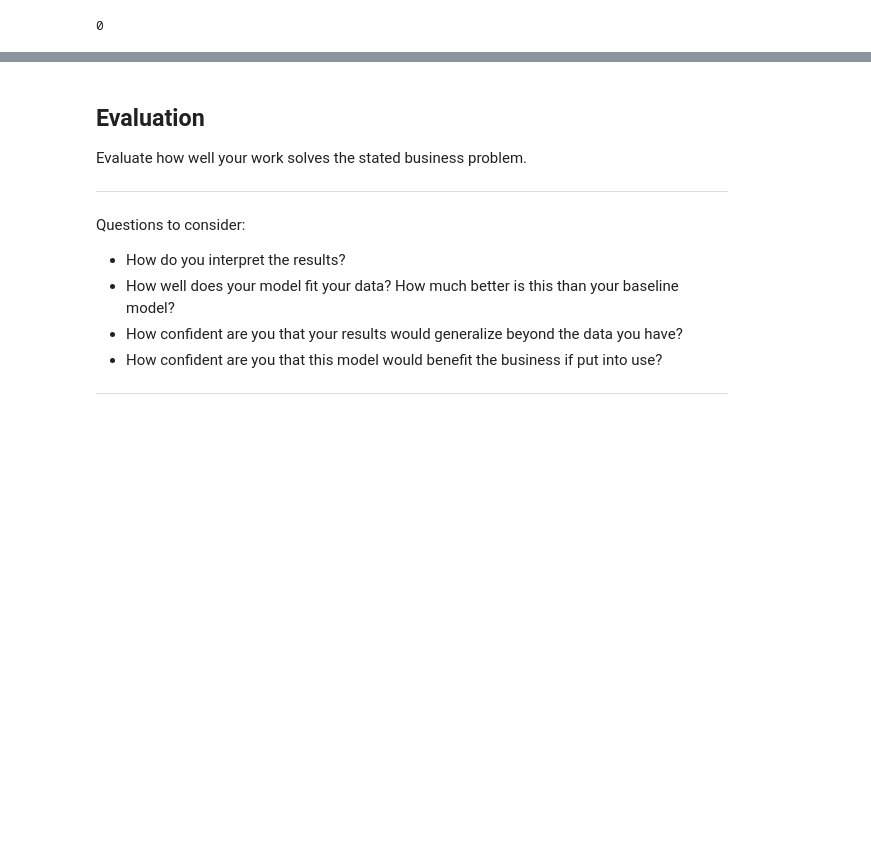
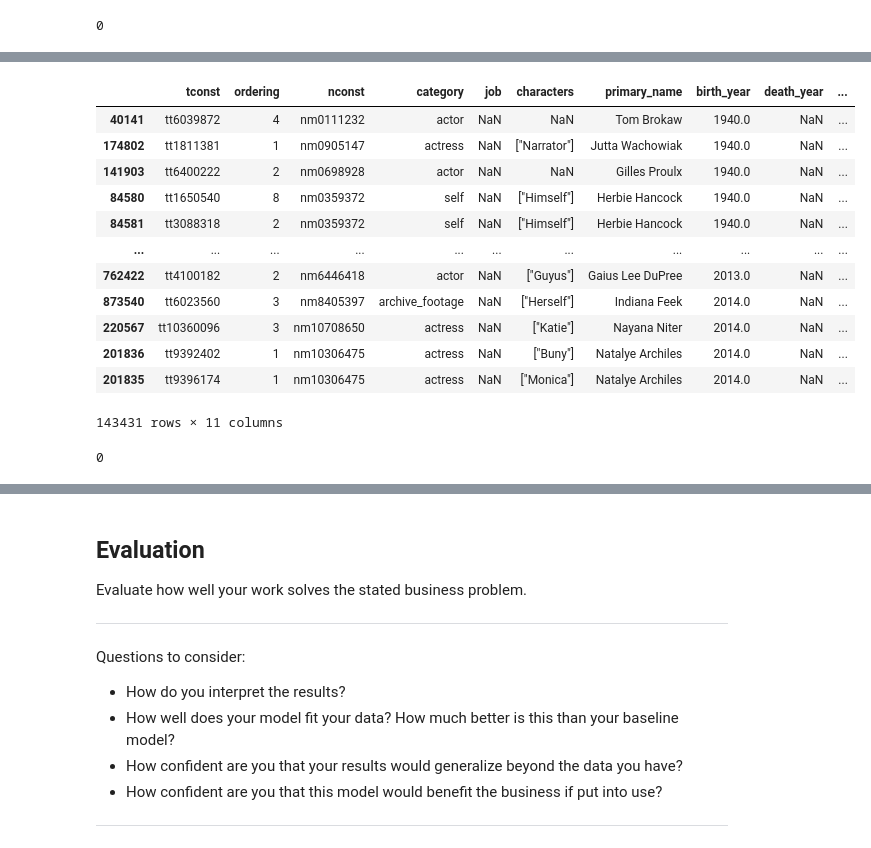
Before and after one commit to alexiskedo/Analyzing-Film-Production-Data, a Jupyter notebook: Kedo_Phase1ProjectNotebook.ipynb, the cells around one changed output, grey strips where cells are left out. Saved outputs shown, nothing was run; the diff lists cells and outputs as text; code cells hidden in the pictures; blank space fills up the shorter version.

```diff
--- a/Kedo_Phase1ProjectNotebook.ipynb
+++ b/Kedo_Phase1ProjectNotebook.ipynb
@@ -1161,0 +1246,3 @@ print(imdb_names.shape)
+# %%
+#Filter out all non-actors and actresses in "primary_profession" column.
+actors = principals_and_names[principals_and_names["primary_profession"].str.contains('actor|actress', na=False)]
@@ -1161,0 +1262,24 @@ print(imdb_names.shape)
+# %%
+#Filter out actors born before 1939 (sorry Clint Eastwood)
+actors = actors[actors['birth_year'] > 1939]
+actors.sort_values(by=['birth_year'])
+# %% [output]
+|  | tconst | ordering | nconst | category | job | characters | primary_name | birth_year | death_year | ... |
+| 40141 | tt6039872 | 4 | nm0111232 | actor | NaN | NaN | Tom Brokaw | 1940.0 | NaN | ... |
+| 174802 | tt1811381 | 1 | nm0905147 | actress | NaN | ["Narrator"] | Jutta Wachowiak | 1940.0 | NaN | ... |
+| 141903 | tt6400222 | 2 | nm0698928 | actor | NaN | NaN | Gilles Proulx | 1940.0 | NaN | ... |
+| 84580 | tt1650540 | 8 | nm0359372 | self | NaN | ["Himself"] | Herbie Hancock | 1940.0 | NaN | ... |
+| 84581 | tt3088318 | 2 | nm0359372 | self | NaN | ["Himself"] | Herbie Hancock | 1940.0 | NaN | ... |
+| ... | ... | ... | ... | ... | ... | ... | ... | ... | ... | ... |
+| 762422 | tt4100182 | 2 | nm6446418 | actor | NaN | ["Guyus"] | Gaius Lee DuPree | 2013.0 | NaN | ... |
+| 873540 | tt6023560 | 3 | nm8405397 | archive_footage | NaN | ["Herself"] | Indiana Feek | 2014.0 | NaN | ... |
+| 220567 | tt10360096 | 3 | nm10708650 | actress | NaN | ["Katie"] | Nayana Niter | 2014.0 | NaN | ... |
+| 201836 | tt9392402 | 1 | nm10306475 | actress | NaN | ["Buny"] | Natalye Archiles | 2014.0 | NaN | ... |
+| 201835 | tt9396174 | 1 | nm10306475 | actress | NaN | ["Monica"] | Natalye Archiles | 2014.0 | NaN | ... |
+143431 rows × 11 columns
+# %%
+#Join imdb_ratings and actors dataframe by "tconst" column to match movie IDs, actor, and average rating
+#First, check for duplicates in imdb_ratings
+imdb_ratings.duplicated().sum()
+# %% [output]
+0
```
Also changed, not shown: parts of 33 cells of this notebook, 1 other file.
